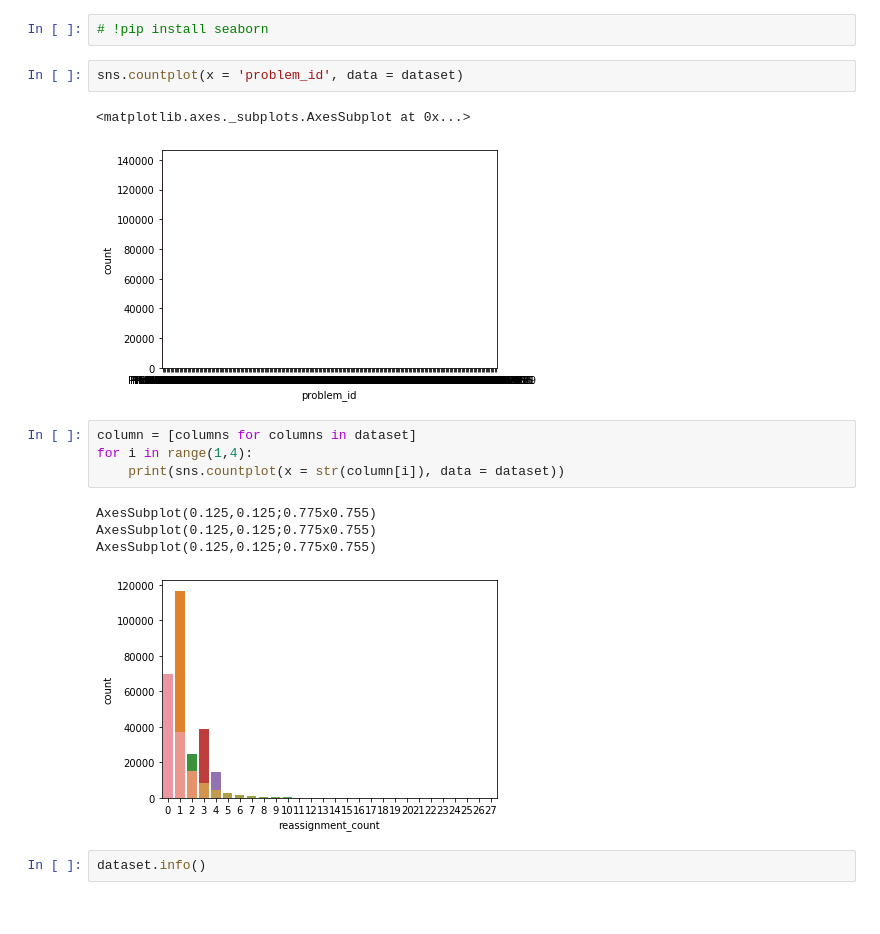
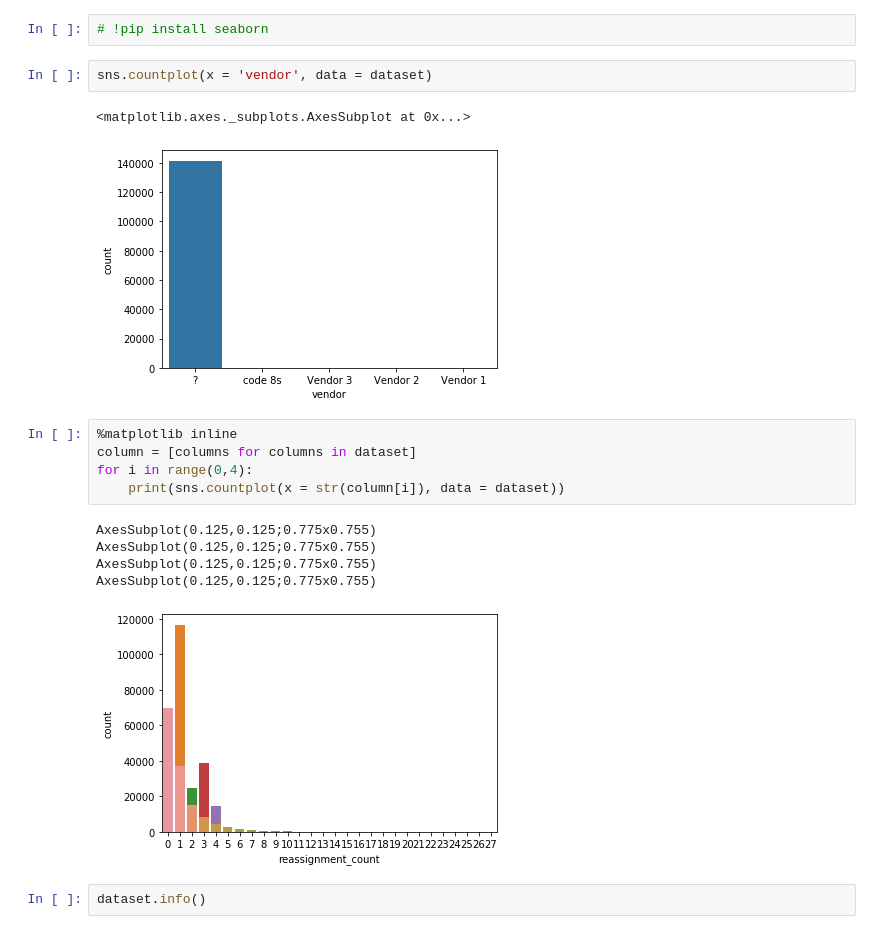
Before and after one commit to unclestay/ESILV---Python-for-data-analysis---devoir-2020, a Jupyter notebook: project.ipynb, the cells around one changed output. Saved outputs shown, nothing was run; the diff lists cells and outputs as text.

```diff
--- a/project.ipynb
+++ b/project.ipynb
@@ -14,18 +14,20 @@ dataset.head()
 # %%
 # !pip install seaborn
 # %%
-sns.countplot(x = 'problem_id', data = dataset)
+sns.countplot(x = 'vendor', data = dataset)
 # %% [output]
 <matplotlib.axes._subplots.AxesSubplot at 0x...>
-[figure, old version]
+[figure, new version]
 # %%
+%matplotlib inline
 column = [columns for columns in dataset]
-for i in range(1,4):
+for i in range(0,4):
     print(sns.countplot(x = str(column[i]), data = dataset))
 # %% [output]
 AxesSubplot(0.125,0.125;0.775x0.755)
 AxesSubplot(0.125,0.125;0.775x0.755)
 AxesSubplot(0.125,0.125;0.775x0.755)
+AxesSubplot(0.125,0.125;0.775x0.755)
 [figure]
 # %%
 dataset.info()
```
Also changed, not shown: parts of 34 cells of this notebook.
